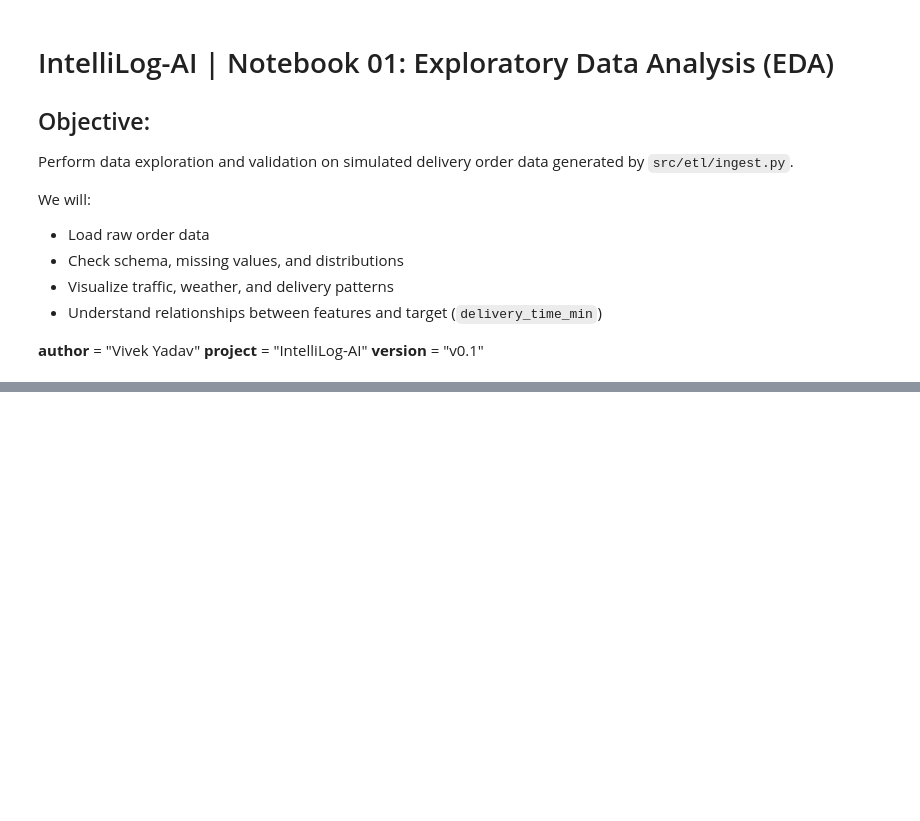
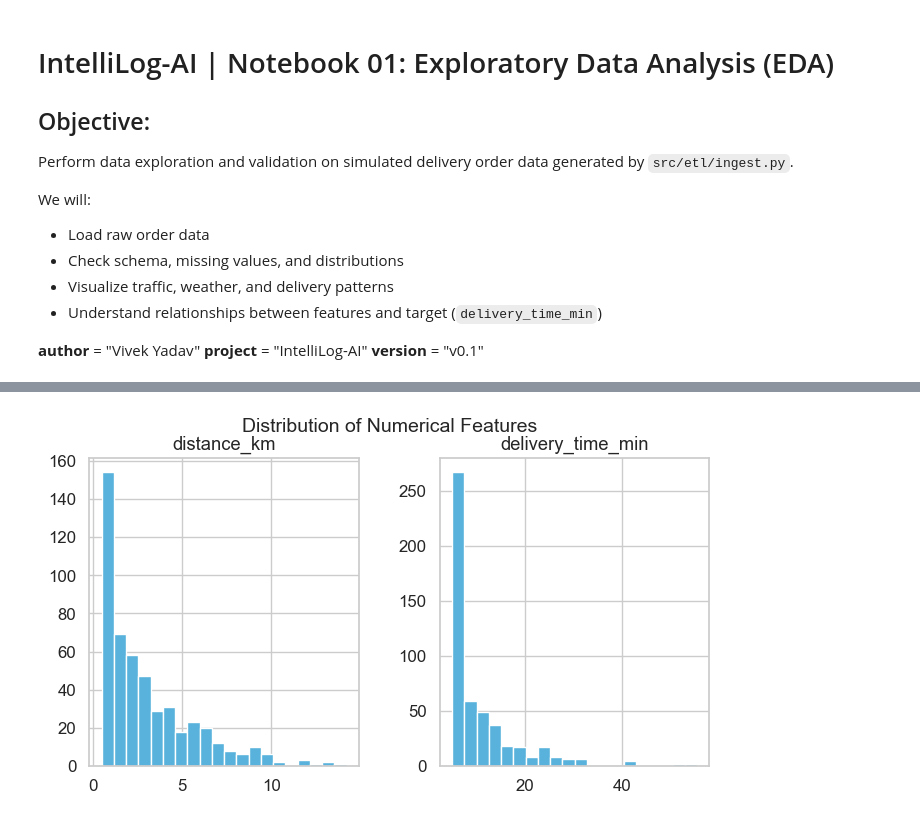
Before and after one commit to VIVEK-MARRI/IntelliLog-AI, a Jupyter notebook: notebooks/01_data_exploration.ipynb, the cells around one changed output, grey strips where cells are left out. Cells and saved outputs as stored; diff of their text form; code cells hidden in the pictures; blank space fills up the shorter version.

```diff
--- a/notebooks/01_data_exploration.ipynb
+++ b/notebooks/01_data_exploration.ipynb
@@ -33,0 +111,7 @@ ModuleNotFoundError: No module named 'seaborn'
+# %%
+num_cols = ["distance_km", "delivery_time_min"]
+df[num_cols].hist(figsize=(8,4), bins=20, color="#58b2dc")
+plt.suptitle("Distribution of Numerical Features", fontsize=14)
+plt.show()
+# %% [output]
+[figure, added]
```
Also changed, not shown: parts of 16 cells of this notebook, 5 other files.
